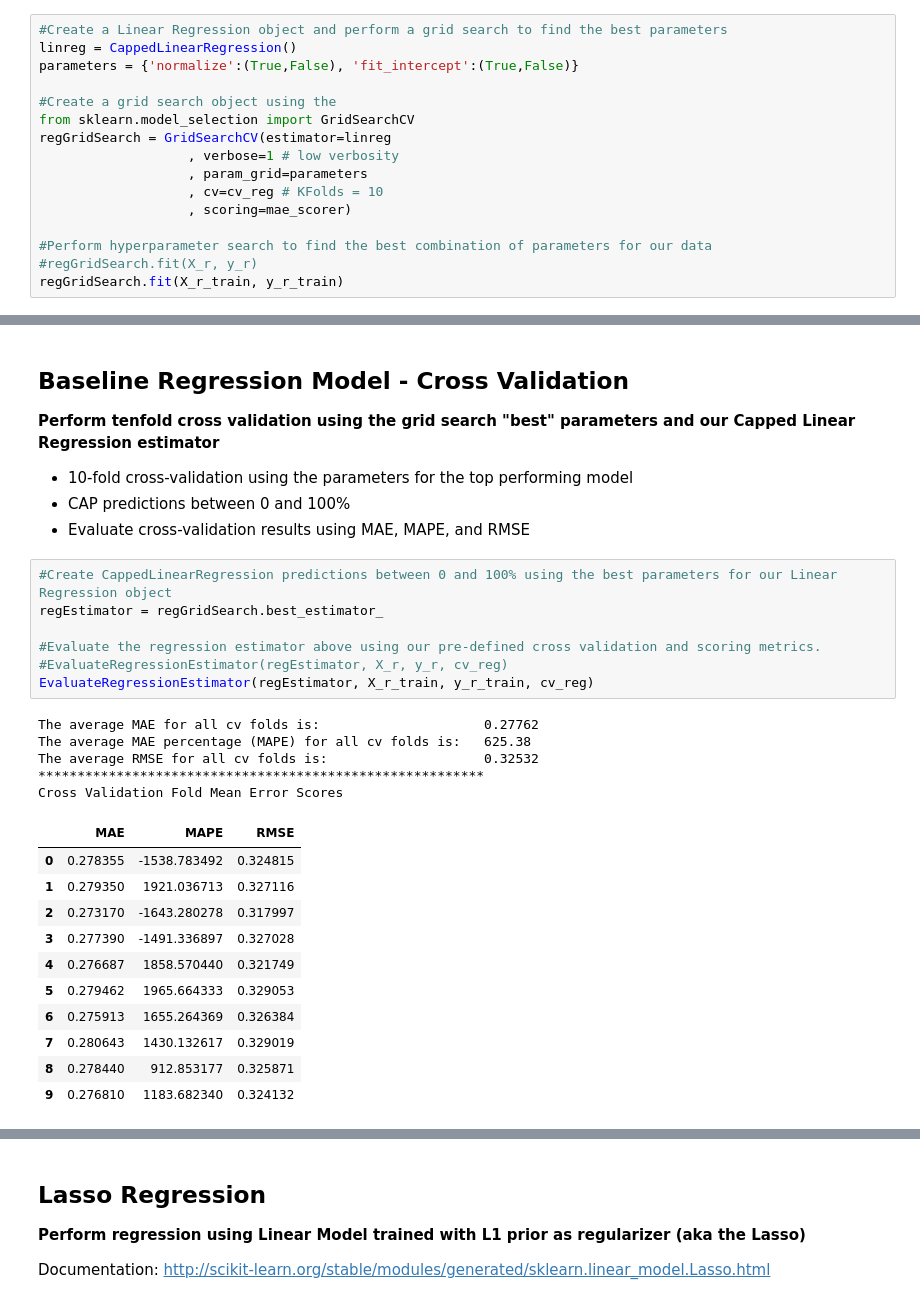
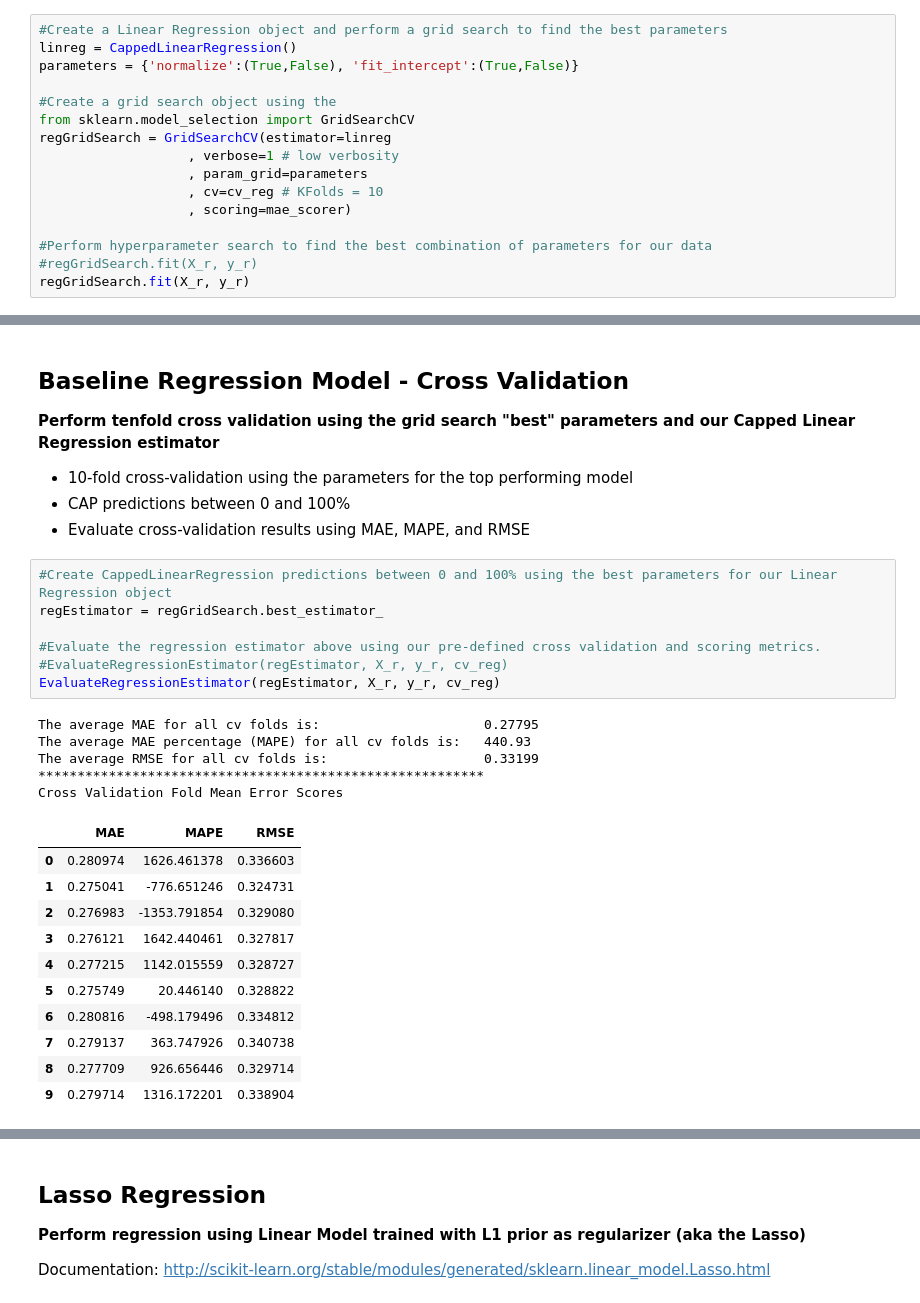
Before and after one commit to josteinstraume/classification-project2, a Jupyter notebook: notebooks/project2-report.ipynb, the cells around one changed output, grey strips where cells are left out. Drawn from its saved outputs; the diff is of its cells as text.

```diff
--- a/notebooks/project2-report.ipynb
+++ b/notebooks/project2-report.ipynb
@@ -1157,6 +1157,6 @@ regGridSearch = GridSearchCV(estimator=linreg
 
 #Perform hyperparameter search to find the best combination of parameters for our data
 #regGridSearch.fit(X_r, y_r)
-regGridSearch.fit(X_r_train, y_r_train)
+regGridSearch.fit(X_r, y_r)
 # %% [output]
 Fitting 10 folds for each of 4 candidates, totalling 40 fits
@@ -1185,24 +1185,24 @@ CappedLinearRegression(copy_X=True, fit_intercept=True, n_jobs=1,
 # %%
 #Create CappedLinearRegression predictions between 0 and 100% using the best parameters for our Linear Regression object
 regEstimator = regGridSearch.best_estimator_
 
 #Evaluate the regression estimator above using our pre-defined cross validation and scoring metrics.
 #EvaluateRegressionEstimator(regEstimator, X_r, y_r, cv_reg)
-EvaluateRegressionEstimator(regEstimator, X_r_train, y_r_train, cv_reg)
+EvaluateRegressionEstimator(regEstimator, X_r, y_r, cv_reg)
 # %% [output]
-The average MAE for all cv folds is:                     0.27762
-The average MAE percentage (MAPE) for all cv folds is:   625.38
-The average RMSE for all cv folds is:                    0.32532
+The average MAE for all cv folds is:                     0.27795
+The average MAE percentage (MAPE) for all cv folds is:   440.93
+The average RMSE for all cv folds is:                    0.33199
 *********************************************************
 Cross Validation Fold Mean Error Scores
 |  | MAE | MAPE | RMSE |
-| 0 | 0.278355 | -1538.783492 | 0.324815 |
-| 1 | 0.279350 | 1921.036713 | 0.327116 |
-| 2 | 0.273170 | -1643.280278 | 0.317997 |
-| 3 | 0.277390 | -1491.336897 | 0.327028 |
-| 4 | 0.276687 | 1858.570440 | 0.321749 |
-| 5 | 0.279462 | 1965.664333 | 0.329053 |
-| 6 | 0.275913 | 1655.264369 | 0.326384 |
-| 7 | 0.280643 | 1430.132617 | 0.329019 |
-| 8 | 0.278440 | 912.853177 | 0.325871 |
-| 9 | 0.276810 | 1183.682340 | 0.324132 |
+| 0 | 0.280974 | 1626.461378 | 0.336603 |
+| 1 | 0.275041 | -776.651246 | 0.324731 |
+| 2 | 0.276983 | -1353.791854 | 0.329080 |
+| 3 | 0.276121 | 1642.440461 | 0.327817 |
+| 4 | 0.277215 | 1142.015559 | 0.328727 |
+| 5 | 0.275749 | 20.446140 | 0.328822 |
+| 6 | 0.280816 | -498.179496 | 0.334812 |
+| 7 | 0.279137 | 363.747926 | 0.340738 |
+| 8 | 0.277709 | 926.656446 | 0.329714 |
+| 9 | 0.279714 | 1316.172201 | 0.338904 |
```
Also changed, not shown: parts of 8 cells of this notebook.
